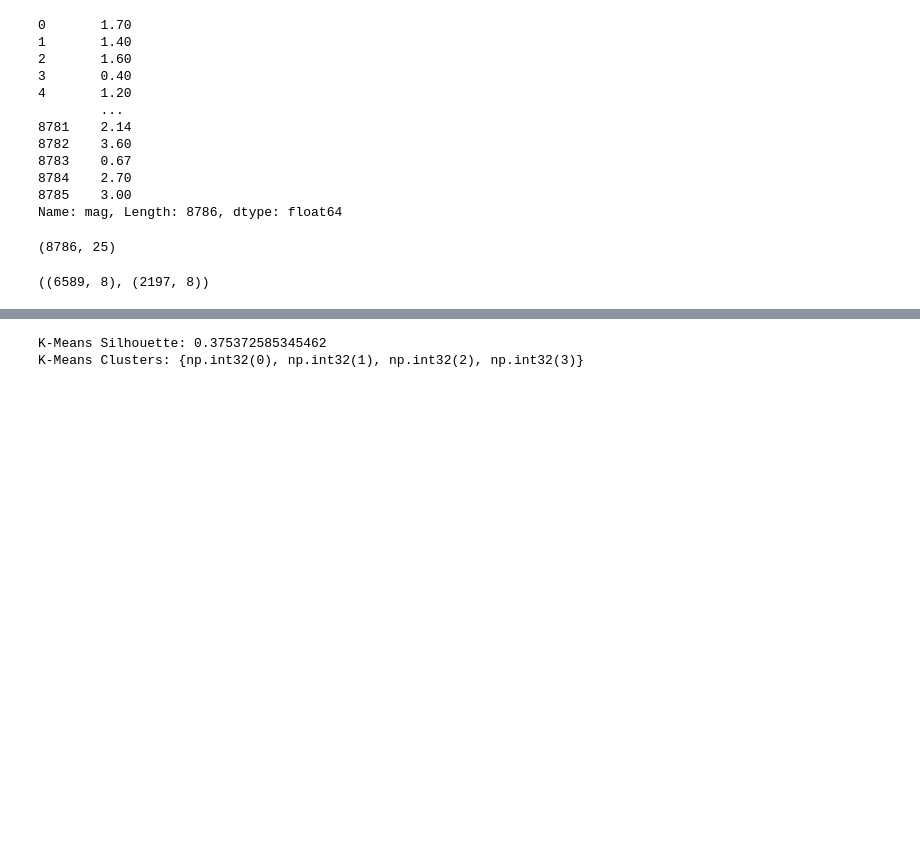
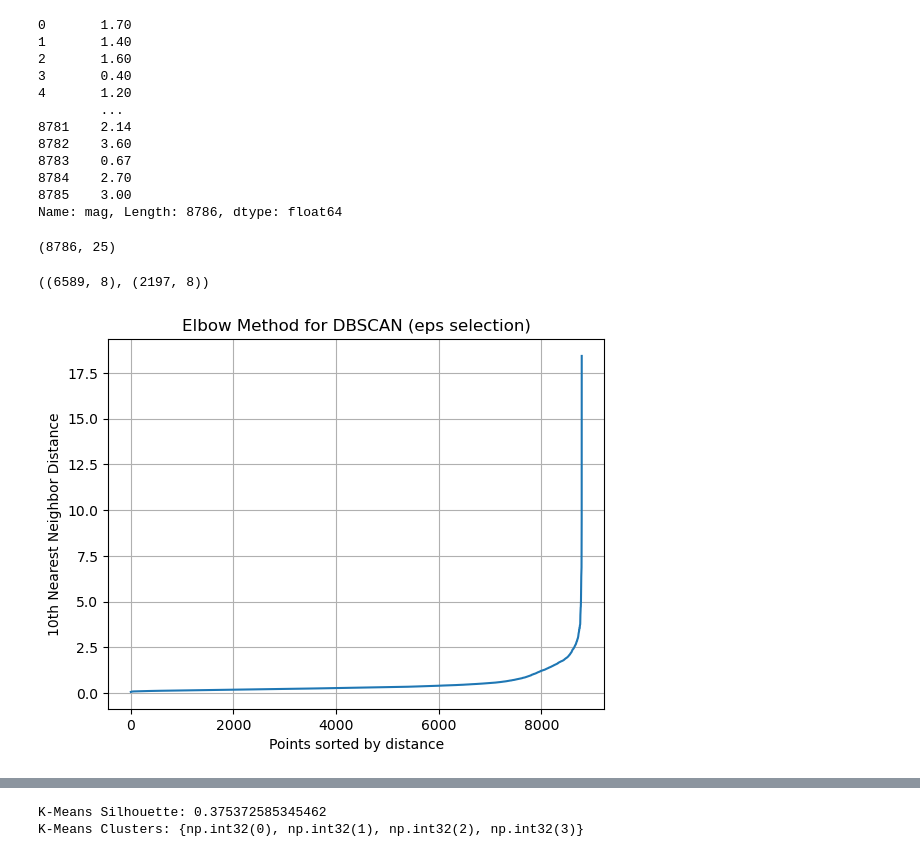
Before and after one commit to Sahil-Dev404/DBSCAN-Uni-Project, a Jupyter notebook: Model_Training.ipynb, the cells around one changed output, grey strips where cells are left out. Drawn from its saved outputs; the diff is of its cells as text; code cells hidden in the pictures; blank space fills up the shorter version.

Commit message:
added elbow method

```diff
--- a/Model_Training.ipynb
+++ b/Model_Training.ipynb
@@ -106,2 +107,29 @@ X_train.shape ,X_test.shape
 scaler = StandardScaler()
 X_scaled = scaler.fit_transform(X)
+# %%
+from sklearn.neighbors import NearestNeighbors
+import numpy as np
+
+# choose same value as min_samples
+k = 10
+
+neighbors = NearestNeighbors(n_neighbors=k)
+neighbors_fit = neighbors.fit(X_scaled)
+
+distances, indices = neighbors_fit.kneighbors(X_scaled)
+
+# take distance to kth nearest neighbor
+k_distances = distances[:, k-1]
+# %%
+k_distances = np.sort(k_distances)
+# %%
+import matplotlib.pyplot as plt
+
+plt.plot(k_distances)
+plt.xlabel("Points sorted by distance")
+plt.ylabel(f"{k}th Nearest Neighbor Distance")
+plt.title("Elbow Method for DBSCAN (eps selection)")
+plt.grid()
+plt.show()
+# %% [output]
+[figure, added]
```
Also changed, not shown: parts of 6 cells of this notebook.
